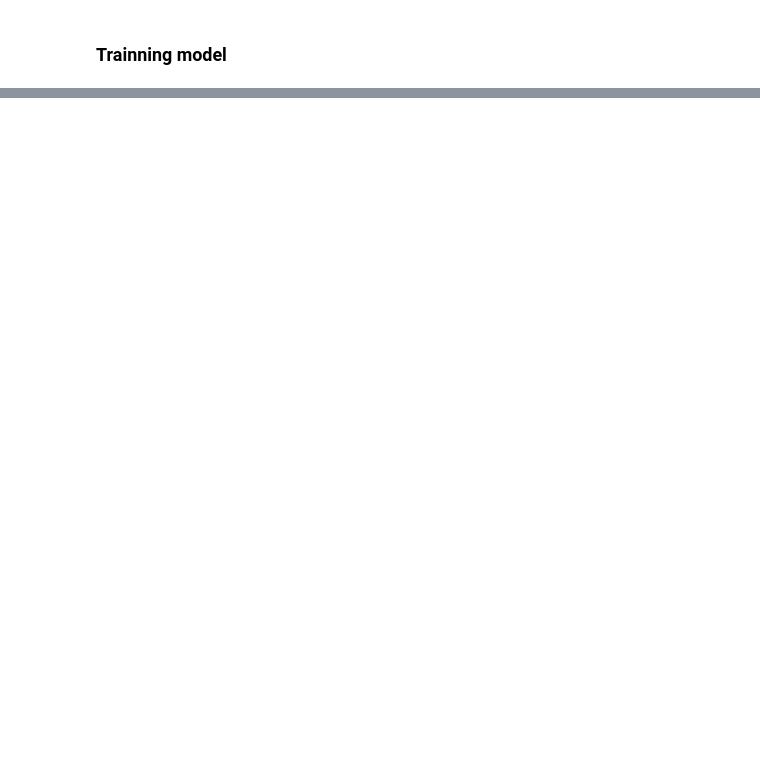
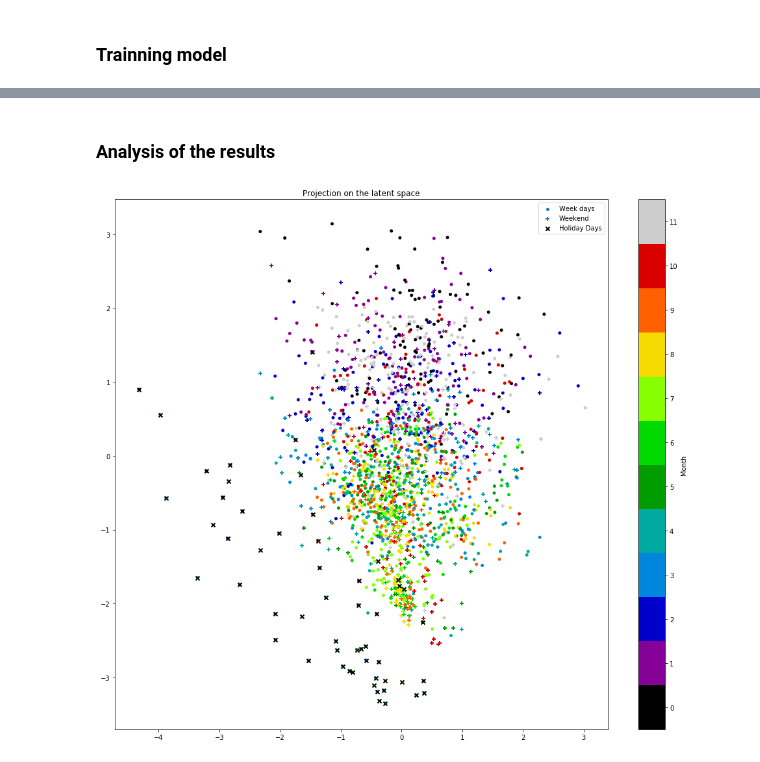
Before and after one commit to AntOliRsn/AutoEncoder, a Jupyter notebook: notebooks/conso_CVAE.ipynb, the cells around one changed output, grey strips where cells are left out. Cells and saved outputs as stored; diff of their text form; code cells hidden in the pictures; blank space fills up the shorter version.

Commit message:
new methods for more depth results

```diff
--- a/notebooks/conso_CVAE.ipynb
+++ b/notebooks/conso_CVAE.ipynb
@@ -65,6 +81,7 @@ model = CVAE(cond_dim=cond_dim,
              e_dims=e_dims,
              d_dims=d_dims,
              z_dim=z_dim,
+             beta=beta,
              name=name_model,
              output=path_out)
 # %% [output]
@@ -109,0 +132,20 @@ Epoch 167/200
+# %% [markdown]
+### Analysis of the results
+# %%
+name_set_plot = 'train'
+# %%
+x_encoded = model.encoder.predict(dataset[name_set_plot]['x'])[0]
+# %%
+calendar_info = pd.DataFrame(dataset[name_set_plot]['ds'])
+calendar_info['month'] = calendar_info.ds.dt.month
+calendar_info['weekday'] = calendar_info.ds.dt.weekday
+calendar_info['is_weekday'] = (calendar_info.weekday < 5).apply(lambda x:int(x))
+calendar_info = pd.merge(calendar_info, holiday_days_df[['ds', 'is_hd']], on='ds', how ='left')
+calendar_info.loc[calendar_info['is_hd'].isna(),'is_hd'] = 0
+# %%
+name_plot = 'z2_beta-{}_train-{}_set-{}_cond-{}_v2'.format(str(beta), name_train, name_set_plot,str(name_type_cond))
+plot_latent_space_projection(x_proj=x_encoded, calendar_info=calendar_info,
+                             path_folder_out=os.path.join(path_out,name_model,'results'), name=name_plot,
+                             pyplot=True, plotly = False)
+# %% [output]
+[figure, added]
```
Also changed, not shown: parts of 23 cells of this notebook, 5 other files.
